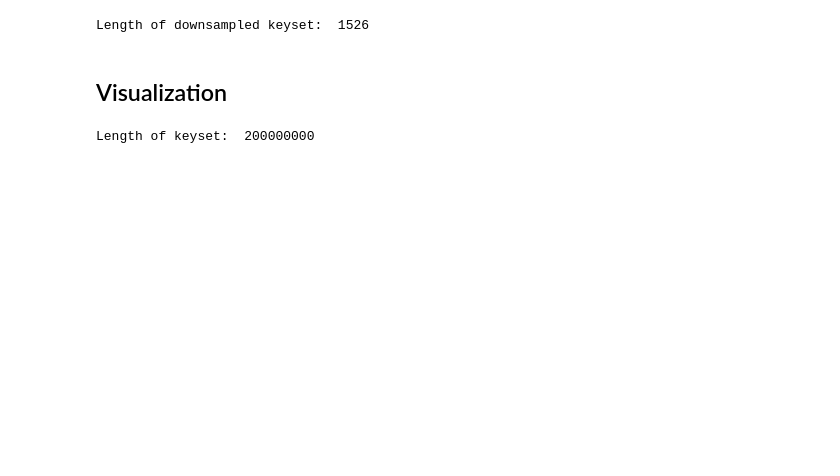
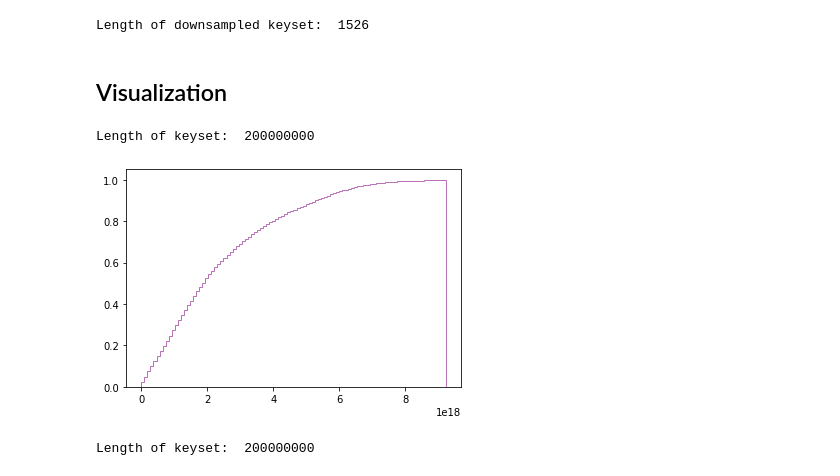
Before and after one commit to Bachfischer/adversarial-ml-for-learned-indexes, a Jupyter notebook: src/downsample_benchmark_datasets.ipynb, the cells around one changed output. Drawn from its saved outputs; the diff is of its cells as text; code cells hidden in the pictures; blank space fills up the shorter version.

```diff
--- a/src/downsample_benchmark_datasets.ipynb
+++ b/src/downsample_benchmark_datasets.ipynb
@@ -73,4 +73,10 @@ def read_dataset(dataset_filename : str):
     rankset = rankdata(keyset)
     keyset = keyset.reshape(-1, 1)
     return (keyset, rankset)
+# %%
+X, y = read_dataset("books_200M_uint64")
+plot_cdf(X)
+# %% [output]
+Length of keyset:  200000000
+[figure, added]
 # %%
```
Also changed, not shown: parts of 9 cells of this notebook, 2 other files.
